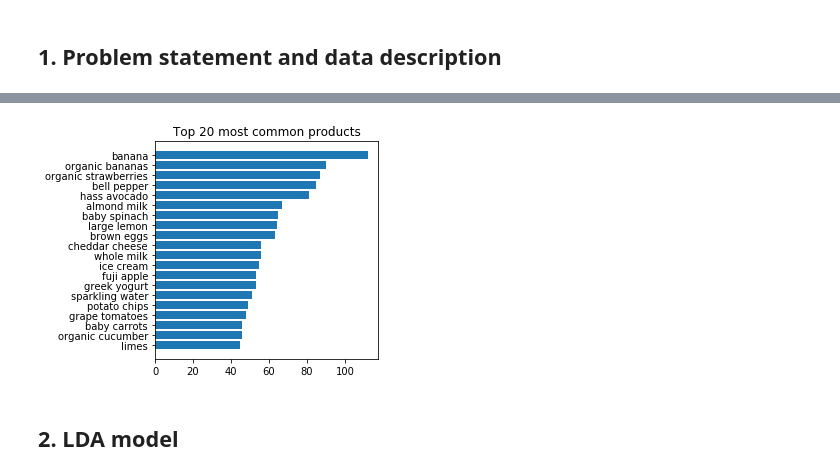
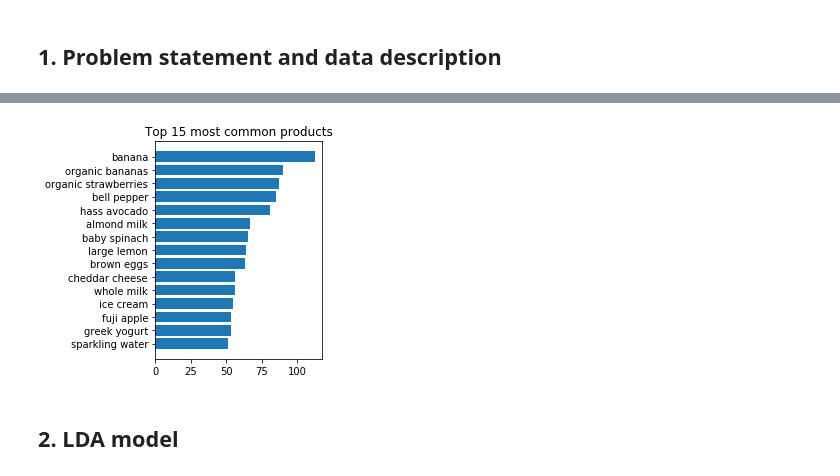
Before and after one commit to TheShiya/lda-topic-modeling-with-pyro, a Jupyter notebook: COMS6998-Final-Report.ipynb, the cells around one changed output, grey strips where cells are left out. Cells and saved outputs as stored; diff of their text form; code cells hidden in the pictures.

```diff
--- a/COMS6998-Final-Report.ipynb
+++ b/COMS6998-Final-Report.ipynb
@@ -35,15 +53,15 @@ s = pd.Series((' '.join(data.apply(' '.join)).split(' ')))
 # %%
 _, data, _ = util.load_process()
 data = data.head(500)
 
 prod = pd.Series('|'.join(data.apply('|'.join)).split('|'))
-prod_count = prod.value_counts().head(20).iloc[::-1]
-plt.figure(figsize=(4, 4))
+prod_count = prod.value_counts().head(15).iloc[::-1]
+plt.figure(figsize=(3, 4))
 plt.barh(prod_count.index, prod_count)
-plt.title('Top 20 most common products')
+plt.title('Top 15 most common products')
 plt.show()
 # %% [output]
-[figure, old version]
+[figure, new version]
 # %% [markdown]
 ## 2. LDA model
 # %%
```
Also changed, not shown: parts of 4 cells of this notebook.
